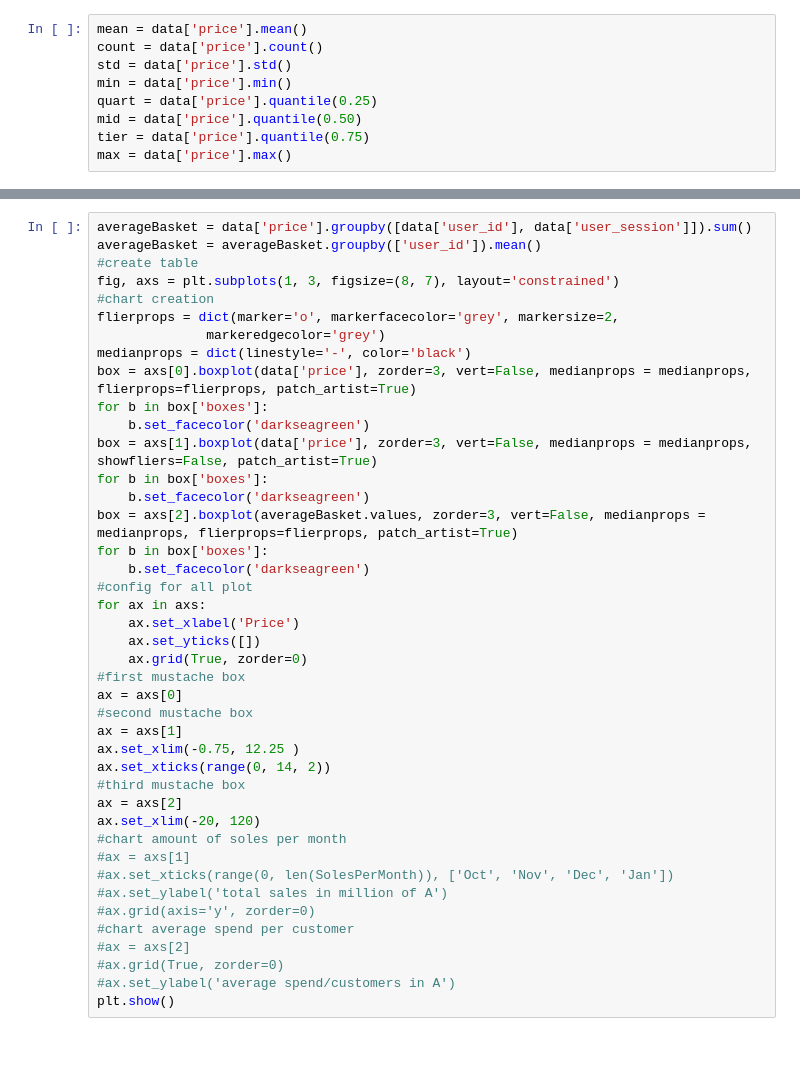
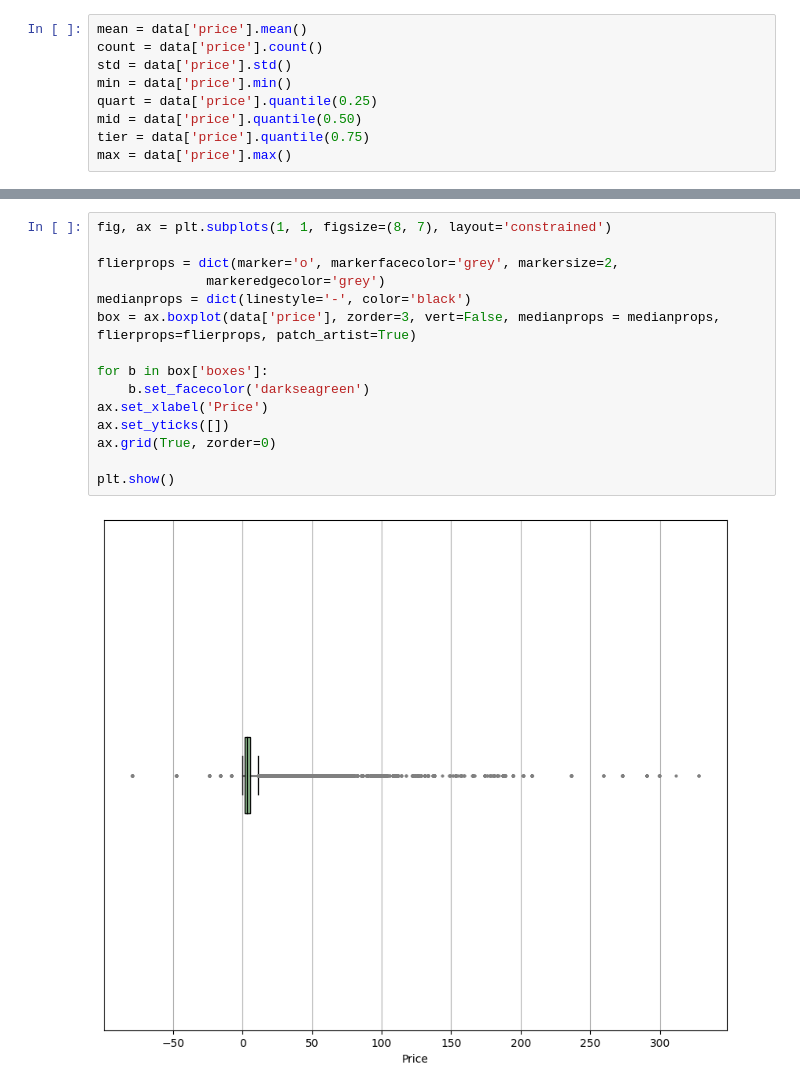
Before and after one commit to LeVraiDwi/-PiscineDataScience, a Jupyter notebook: day02/ex02/mustache.ipynb, the cells around one changed output, grey strips where cells are left out. Drawn from its saved outputs; the diff is of its cells as text; blank space fills up the shorter version.

```diff
--- a/day02/ex02/mustache.ipynb
+++ b/day02/ex02/mustache.ipynb
@@ -41,42 +42,17 @@ print(max)
-# %%
-averageBasket = data['price'].groupby([data['user_id'], data['user_session']]).sum()
-averageBasket = averageBasket.groupby(['user_id']).mean()
-#create table
-fig, axs = plt.subplots(1, 3, figsize=(8, 7), layout='constrained')
-#chart creation
-flierprops = dict(marker='o', markerfacecolor='grey', markersize=2,
-              markeredgecolor='grey')
-medianprops = dict(linestyle='-', color='black')
-box = axs[0].boxplot(data['price'], zorder=3, vert=False, medianprops = medianprops, flierprops=flierprops, patch_artist=True)
-for b in box['boxes']:
-    b.set_facecolor('darkseagreen')
-box = axs[1].boxplot(data['price'], zorder=3, vert=False, medianprops = medianprops, showfliers=False, patch_artist=True)
-for b in box['boxes']:
-    b.set_facecolor('darkseagreen')
-box = axs[2].boxplot(averageBasket.values, zorder=3, vert=False, medianprops = medianprops, flierprops=flierprops, patch_artist=True)
-for b in box['boxes']:
-    b.set_facecolor('darkseagreen')
-#config for all plot
-for ax in axs:
-    ax.set_xlabel('Price')
-    ax.set_yticks([])
-    ax.grid(True, zorder=0)
-#first mustache box
-ax = axs[0]
-#second mustache box
-ax = axs[1]
-ax.set_xlim(-0.75, 12.25 )
-ax.set_xticks(range(0, 14, 2))
-#third mustache box
-ax = axs[2]
-ax.set_xlim(-20, 120)
-#chart amount of soles per month
-#ax = axs[1]
-#ax.set_xticks(range(0, len(SolesPerMonth)), ['Oct', 'Nov', 'Dec', 'Jan'])
-#ax.set_ylabel('total sales in million of A')
-#ax.grid(axis='y', zorder=0)
-#chart average spend per customer
-#ax = axs[2]
-#ax.grid(True, zorder=0)
-#ax.set_ylabel('average spend/customers in A')
-plt.show()
+# %%
+fig, ax = plt.subplots(1, 1, figsize=(8, 7), layout='constrained')
+
+flierprops = dict(marker='o', markerfacecolor='grey', markersize=2,
+              markeredgecolor='grey')
+medianprops = dict(linestyle='-', color='black')
+box = ax.boxplot(data['price'], zorder=3, vert=False, medianprops = medianprops, flierprops=flierprops, patch_artist=True)
+
+for b in box['boxes']:
+    b.set_facecolor('darkseagreen')
+ax.set_xlabel('Price')
+ax.set_yticks([])
+ax.grid(True, zorder=0)
+
+plt.show()
+# %% [output]
+[figure, added]
```
Also changed, not shown: parts of 4 cells of this notebook, 4 other files.
